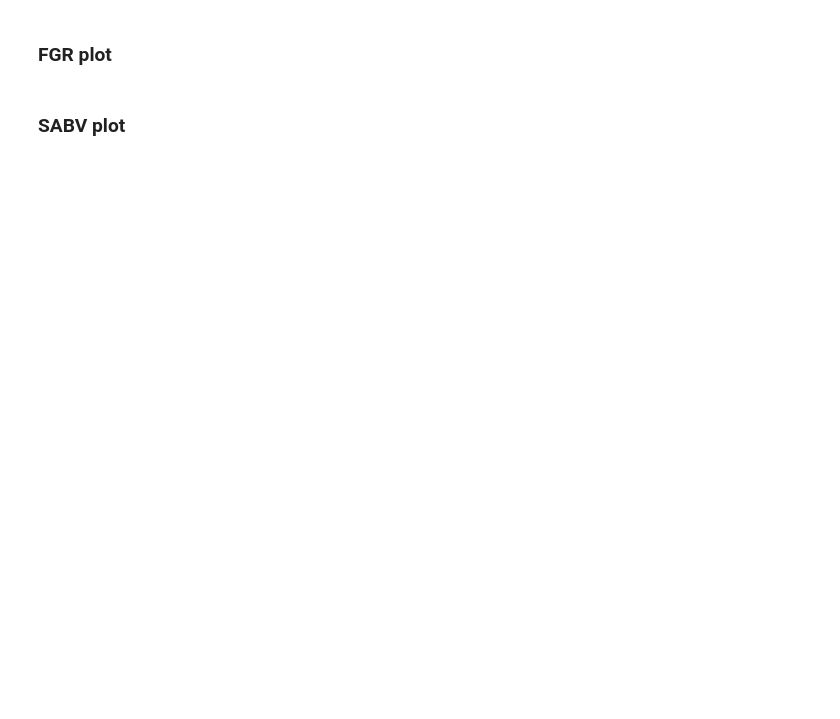
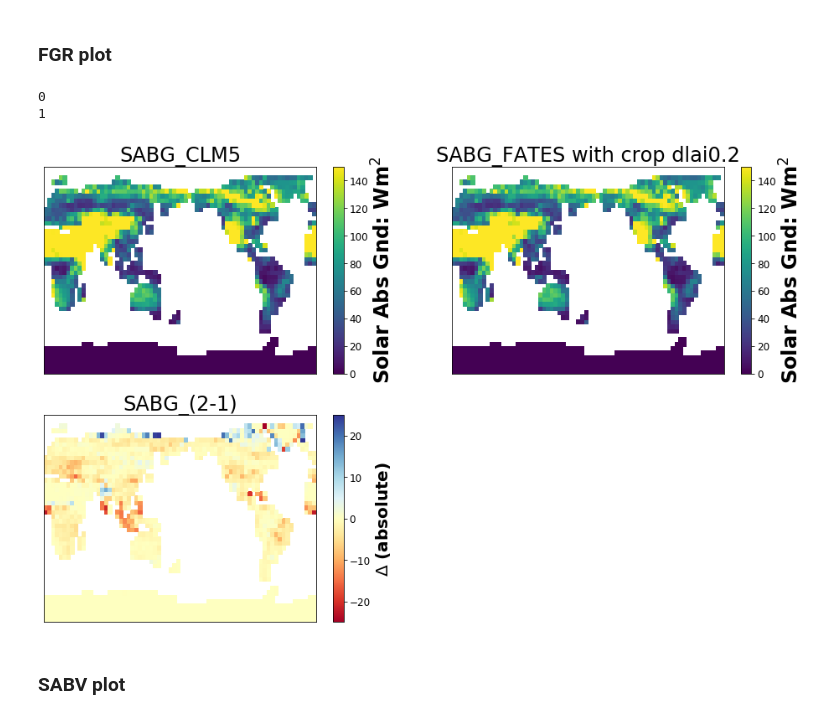
Before and after one commit to rosiealice/fates_sp_ensembles, a Jupyter notebook: SP_wue_rad.ipynb, the cells around one changed output. Saved outputs shown, nothing was run; the diff lists cells and outputs as text; code cells hidden in the pictures; blank space fills up the shorter version.

```diff
--- a/SP_wue_rad.ipynb
+++ b/SP_wue_rad.ipynb
@@ -561,7 +704,11 @@ plot_fn(dFSR,figh,figw,nc,nr,runlabel,5,60,'FSR','Solar Refl: Wm$^2$',1)
 # %% [markdown]
 ### FGR plot
 # %%
-plot_fn(dSABG,figh,figw,nc,nr,runlabel,3,150,'SABG','Solar Abs Gnd: Wm$^2$',1)
+plot_fn(dSABG,figh,figw,nc,nr,runlabel,25,150,'SABG','Solar Abs Gnd: Wm$^2$',1)
+# %% [output]
+0
+1
+[figure, added]
 # %% [markdown]
 ### SABV plot
 # %%
```
Also changed, not shown: parts of 41 cells of this notebook.
